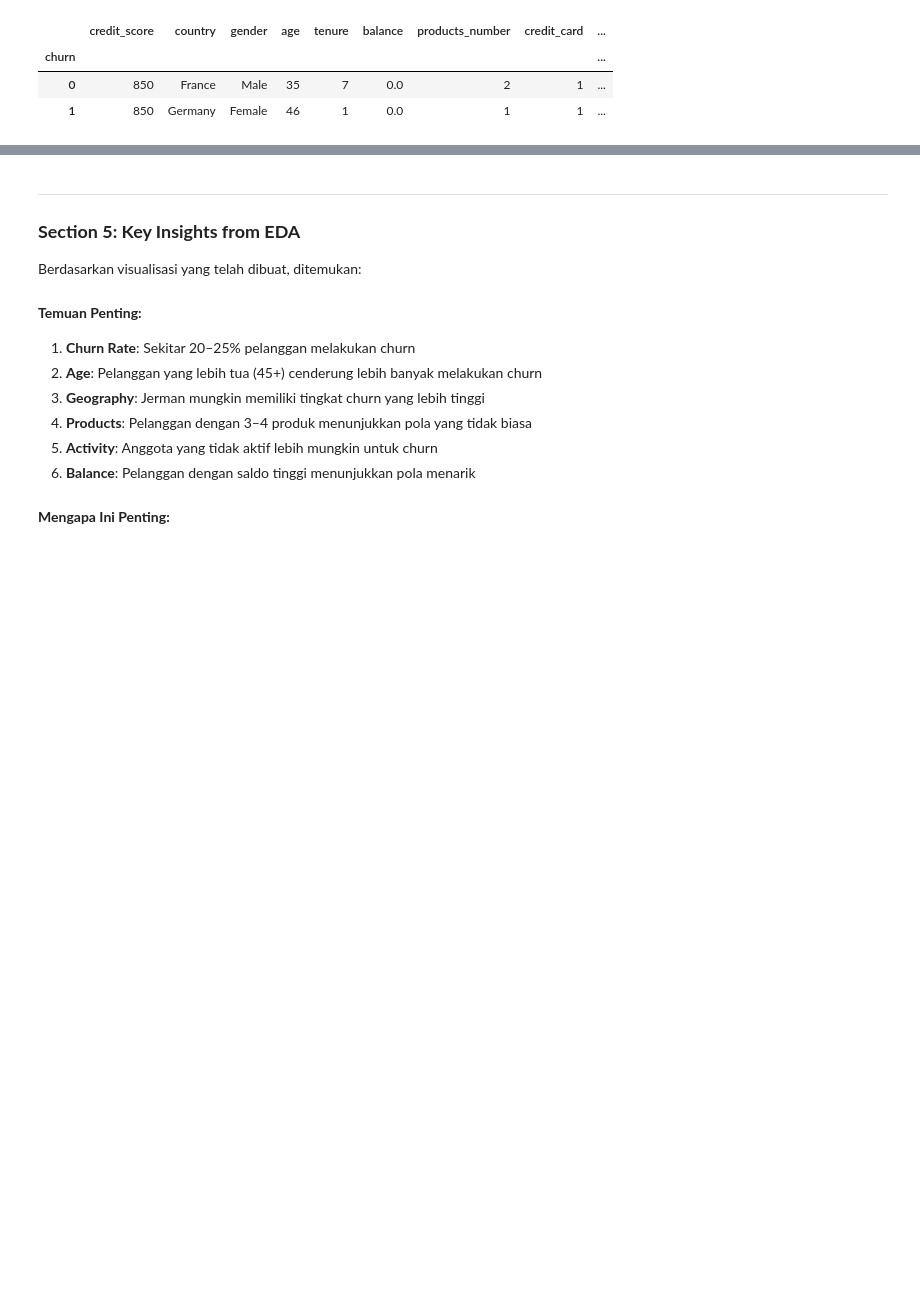
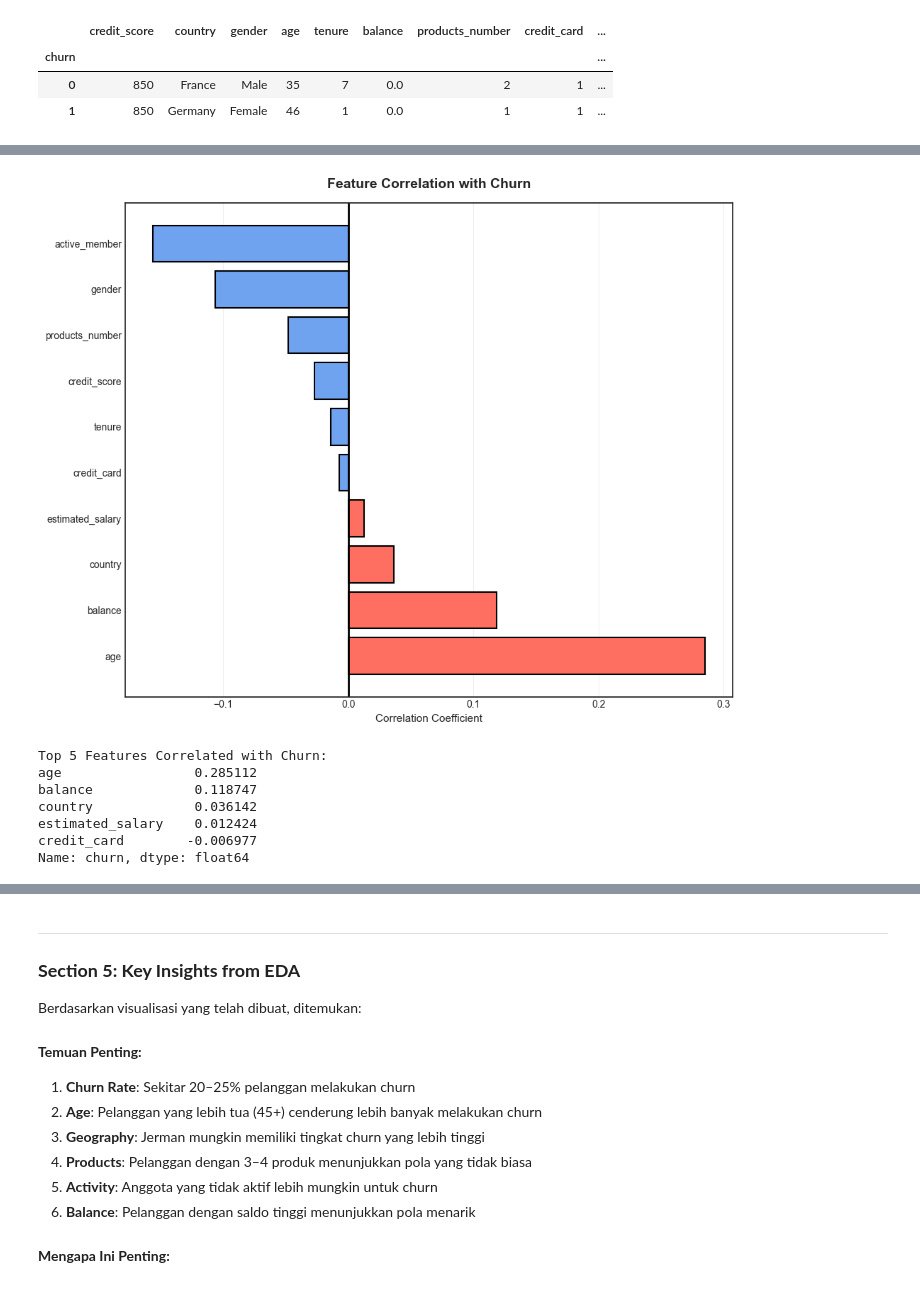
Before and after one commit to IzzahHuwaidah/RBL_Prediksi_Churn, a Jupyter notebook: dataset-customer-churn.ipynb, the cells around one changed output, grey strips where cells are left out. Saved outputs shown, nothing was run; the diff lists cells and outputs as text; code cells hidden in the pictures; blank space fills up the shorter version.

```diff
--- a/dataset-customer-churn.ipynb
+++ b/dataset-customer-churn.ipynb
@@ -462,3 +493,47 @@ Perbandingan modus tiap fitur berdasarkan status churn:
+# %%
+# ===============================
+# 2) CORRELATION WITH CHURN BARH
+# ===============================
+colors_bar = [
+    '#ff6f61' if x > 0 else '#6fa3ef'
+    for x in correlation_with_churn.drop('churn').values
+]
+
+plt.figure(figsize=(10, 8))
+
+plt.barh(
+    range(len(correlation_with_churn) - 1),
+    correlation_with_churn.drop('churn').values,
+    color=colors_bar, edgecolor='black', linewidth=1.5
+)
+
+plt.yticks(
+    range(len(correlation_with_churn) - 1),
+    correlation_with_churn.drop('churn').index
+)
+
+plt.xlabel('Correlation Coefficient', fontsize=11)
+plt.title('Feature Correlation with Churn',
+          fontsize=14, fontweight='bold', pad=15)
+
+plt.axvline(x=0, color='black', linestyle='-', linewidth=2)
+plt.grid(axis='x', alpha=0.3)
+
+plt.tight_layout()
+plt.savefig('4b_correlation_with_churn.png', dpi=300, bbox_inches='tight')
+plt.show()
+
+print("\nTop 5 Features Correlated with Churn:")
+print(correlation_with_churn.drop('churn').head())
+# %% [output]
+[figure, added]
+Top 5 Features Correlated with Churn:
+age                 0.285112
+balance             0.118747
+country             0.036142
+estimated_salary    0.012424
+credit_card        -0.006977
+Name: churn, dtype: float64
 # %%
 plt.style.use('seaborn-v0_8-white')
 
```
Also changed, not shown: parts of 4 cells of this notebook, 8 other files.
